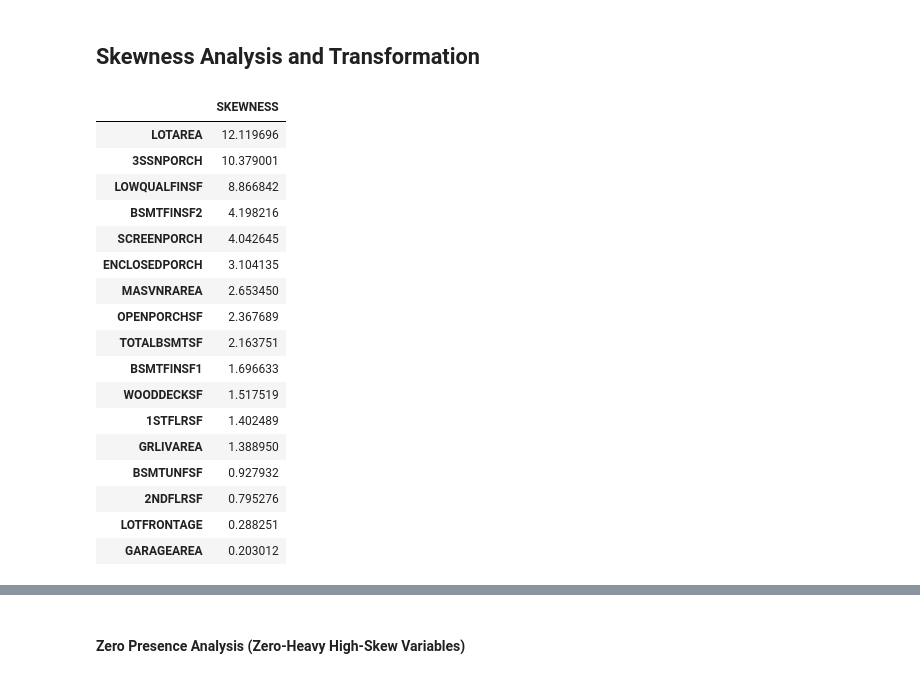
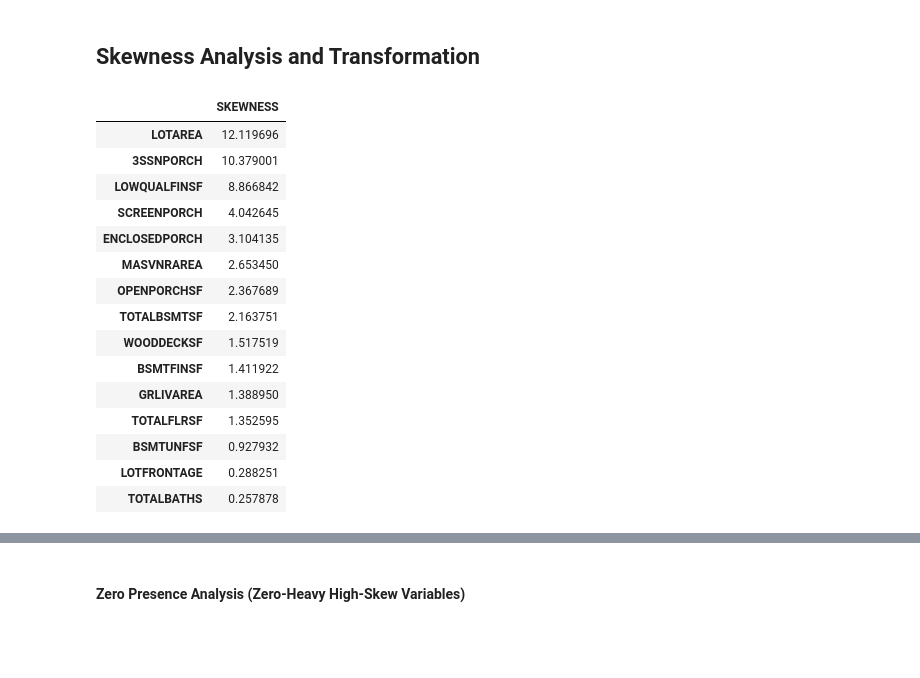
Before and after one commit to lucasamtaylor01/KaggleHousePrices, a Jupyter notebook: noteboks/03_feature_engineering.ipynb, the cells around one changed output, grey strips where cells are left out. Drawn from its saved outputs; the diff is of its cells as text; code cells hidden in the pictures; blank space fills up the shorter version.

```diff
--- a/noteboks/03_feature_engineering.ipynb
+++ b/noteboks/03_feature_engineering.ipynb
@@ -54,5 +55,23 @@ Data columns (total 80 columns):
  79  HASPOOL        1412 non-null   bool
 dtypes: bool(2), float64(18), int64(18), str(42)
 memory usage: 863.3 KB
+# %%
+df_clean.columns = df_clean.columns.str.upper()
+
+df_clean['TOTALBATHS'] = df_clean['FULLBATH'] + (0.5*df_clean['HALFBATH']) + df_clean['BSMTFULLBATH'] + (0.5*df_clean['BSMTHALFBATH'])
+
+df_clean.drop(columns=['FULLBATH', 'HALFBATH', 'BSMTFULLBATH', 'BSMTHALFBATH'], inplace=True)
+
+df_clean.drop(columns=['GARAGEAREA', 'GARAGECARS'], inplace=True)
+
+df_clean['YEARBUILT'] = df_clean['YRSOLD'] - df_clean['YEARBUILT']
+df_clean['YEARREMODADD'] = df_clean['YRSOLD'] - df_clean['YEARREMODADD']
+
+df_clean.drop(columns=['YRSOLD', 'MOSOLD'], inplace=True)
+
+df_clean['BSMTFINSF'] = df_clean['BSMTFINSF1'] + df_clean['BSMTFINSF2']
+df_clean['TOTALFLRSF'] = df_clean['1STFLRSF'] + df_clean['2NDFLRSF']
+
+df_clean.drop(columns=['BSMTFINSF1', 'BSMTFINSF2', '1STFLRSF', '2NDFLRSF'], inplace=True)
 # %%
 ord_cols = [
@@ -263,25 +280,23 @@ df_cont = df_ord.copy()
 # %% [markdown]
 ## Skewness Analysis and Transformation
 # %%
-skew_df = df_cont[cont_cols].skew().to_frame("SKEWNESS").sort_values("SKEWNESS", ascending=False)
-skew_df
+df_skew = df_cont[cont_cols].skew().to_frame('SKEWNESS').sort_values('SKEWNESS', ascending=False)
+df_skew
 # %% [output]
 |  | SKEWNESS |
 | LOTAREA | 12.119696 |
 | 3SSNPORCH | 10.379001 |
 | LOWQUALFINSF | 8.866842 |
-| BSMTFINSF2 | 4.198216 |
 | SCREENPORCH | 4.042645 |
 | ENCLOSEDPORCH | 3.104135 |
 | MASVNRAREA | 2.653450 |
 | OPENPORCHSF | 2.367689 |
 | TOTALBSMTSF | 2.163751 |
-| BSMTFINSF1 | 1.696633 |
 | WOODDECKSF | 1.517519 |
-| 1STFLRSF | 1.402489 |
+| BSMTFINSF | 1.411922 |
 | GRLIVAREA | 1.388950 |
+| TOTALFLRSF | 1.352595 |
 | BSMTUNFSF | 0.927932 |
-| 2NDFLRSF | 0.795276 |
 | LOTFRONTAGE | 0.288251 |
-| GARAGEAREA | 0.203012 |
+| TOTALBATHS | 0.257878 |
 # %%
```
Also changed, not shown: parts of 48 cells of this notebook.
